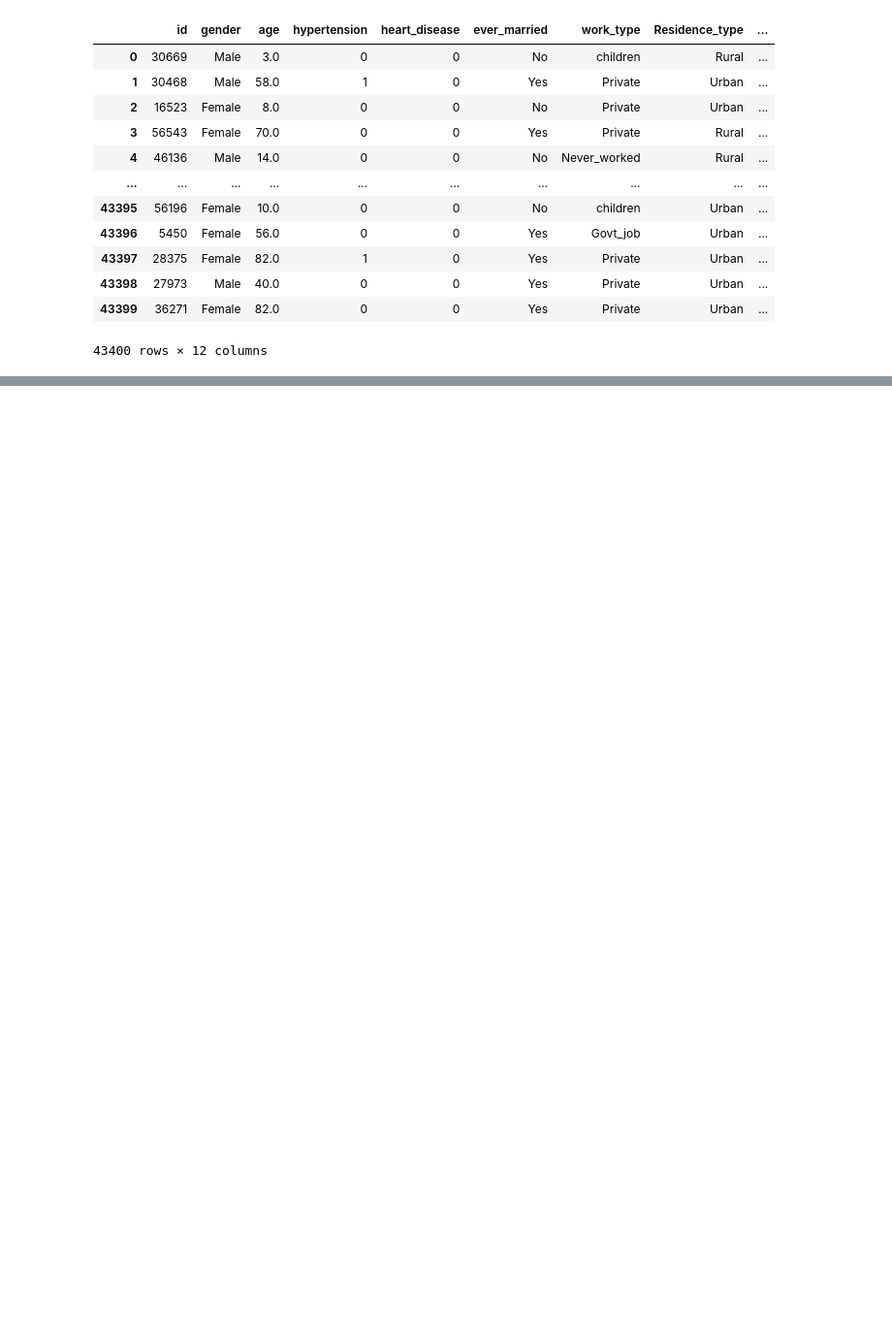
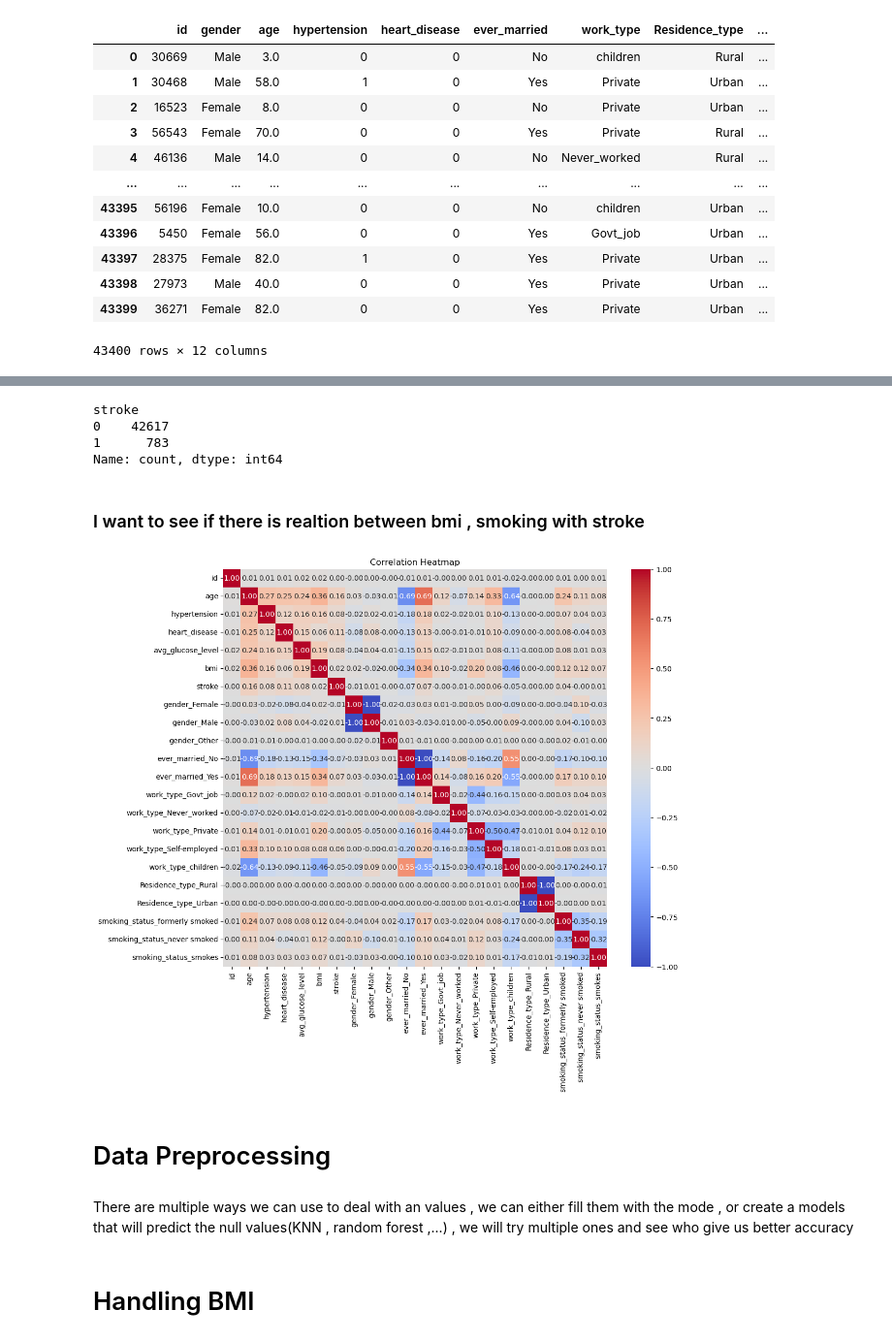
Before and after one commit to asiiiiiim/Cerebral-Stroke-Prediction, a Jupyter notebook: ProjectX (1).ipynb, the cells around one changed output, grey strips where cells are left out. Shown at 97% size. Cells and saved outputs as stored; diff of their text form; code cells hidden in the pictures; blank space fills up the shorter version.

```diff
--- a/ProjectX (1).ipynb
+++ b/ProjectX (1).ipynb
@@ -18,6 +63,3 @@ df
 | 43398 | 27973 | Male | 40.0 | 0 | 0 | Yes | Private | Urban | ... |
 | 43399 | 36271 | Female | 82.0 | 0 | 0 | Yes | Private | Urban | ... |
 43400 rows × 12 columns
-# %%
-# dropping 'id' column (ملوش لازمة)
-df.drop('id', axis = 1, inplace = True)
@@ -88,2 +65,0 @@ t_bmi.isnull().sum().sum()
-# %%
-df.bmi = t_bmi
@@ -111,0 +180,28 @@ df.isnull().sum().sum()
+# %%
+df["stroke"].value_counts()
+# %% [output]
+stroke
+0    42617
+1      783
+Name: count, dtype: int64
+# %% [markdown]
+### I want to see if there is realtion between bmi , smoking with stroke
+# %%
+df_encoded = pd.get_dummies(df)
+
+# Compute correlation matrix\
+correlation_matrix = df_encoded.corr()
+
+# Plot correlation heatmap
+plt.figure(figsize=(12, 10))
+sns.heatmap(correlation_matrix, annot=True, cmap='coolwarm', fmt=".2f")
+plt.title('Correlation Heatmap')
+plt.show()
+# %% [output]
+[figure, added]
+# %% [markdown]
+# Data Preprocessing
+# %% [markdown]
+There are multiple ways we can use to deal with an values , we can either fill them with the mode , or create a models that will predict the null values(KNN , random forest ,...) , we will try multiple ones and see who give us better accuracy
+# %% [markdown]
+# Handling BMI
```
Also changed, not shown: parts of 53 cells of this notebook, 4 other files.
